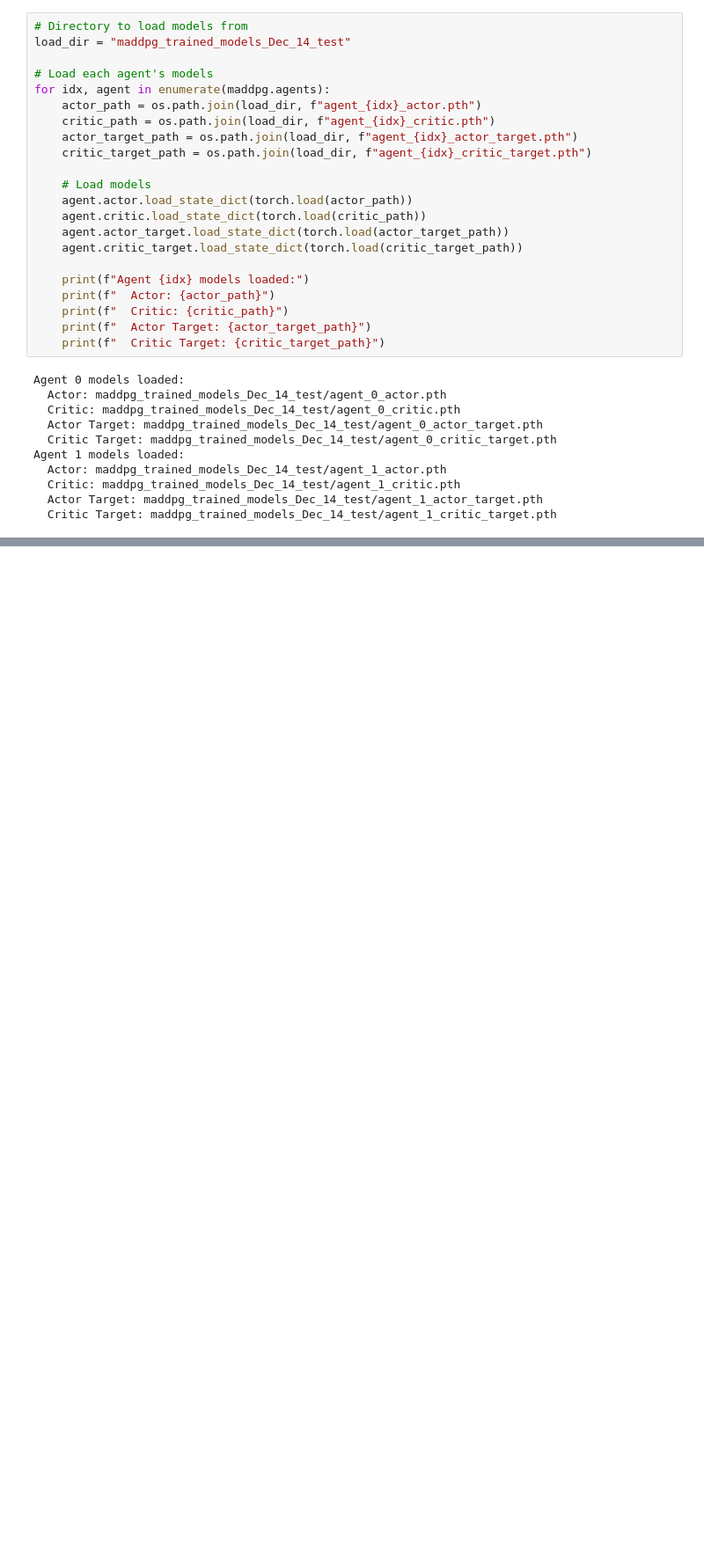
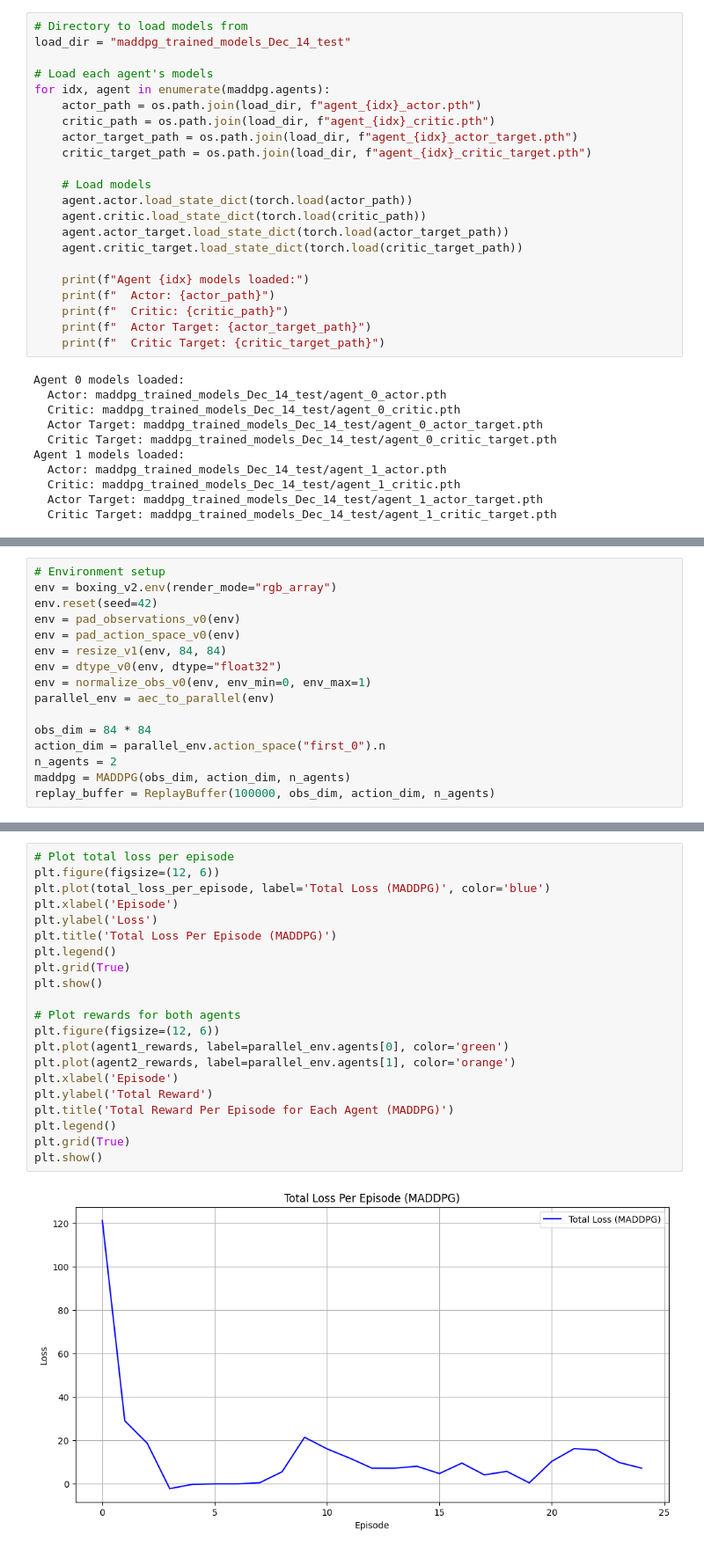
Before and after one commit to hebrian/boxing, a Jupyter notebook: maddpg/maddpg_dev.ipynb, the cells around one changed output, grey strips where cells are left out. Shown at 88% size. Saved outputs shown, nothing was run; the diff lists cells and outputs as text; blank space fills up the shorter version.

Commit message:
Finish training MADDPG agents

```diff
--- a/maddpg/maddpg_dev.ipynb
+++ b/maddpg/maddpg_dev.ipynb
@@ -1510,0 +1513,16 @@ Agent 1 models loaded:
+# %%
+# Environment setup
+env = boxing_v2.env(render_mode="rgb_array")
+env.reset(seed=42)
+env = pad_observations_v0(env)
+env = pad_action_space_v0(env)
+env = resize_v1(env, 84, 84)
+env = dtype_v0(env, dtype="float32")
+env = normalize_obs_v0(env, env_min=0, env_max=1)
+parallel_env = aec_to_parallel(env)
+
+obs_dim = 84 * 84
+action_dim = parallel_env.action_space("first_0").n
+n_agents = 2
+maddpg = MADDPG(obs_dim, action_dim, n_agents)
+replay_buffer = ReplayBuffer(100000, obs_dim, action_dim, n_agents)
@@ -1510,0 +1710,23 @@ Agent 1 models loaded:
+# %%
+# Plot total loss per episode
+plt.figure(figsize=(12, 6))
+plt.plot(total_loss_per_episode, label='Total Loss (MADDPG)', color='blue')
+plt.xlabel('Episode')
+plt.ylabel('Loss')
+plt.title('Total Loss Per Episode (MADDPG)')
+plt.legend()
+plt.grid(True)
+plt.show()
+
+# Plot rewards for both agents
+plt.figure(figsize=(12, 6))
+plt.plot(agent1_rewards, label=parallel_env.agents[0], color='green')
+plt.plot(agent2_rewards, label=parallel_env.agents[1], color='orange')
+plt.xlabel('Episode')
+plt.ylabel('Total Reward')
+plt.title('Total Reward Per Episode for Each Agent (MADDPG)')
+plt.legend()
+plt.grid(True)
+plt.show()
+# %% [output]
+[figure, added]
```
Also changed, not shown: parts of 10 cells of this notebook.
